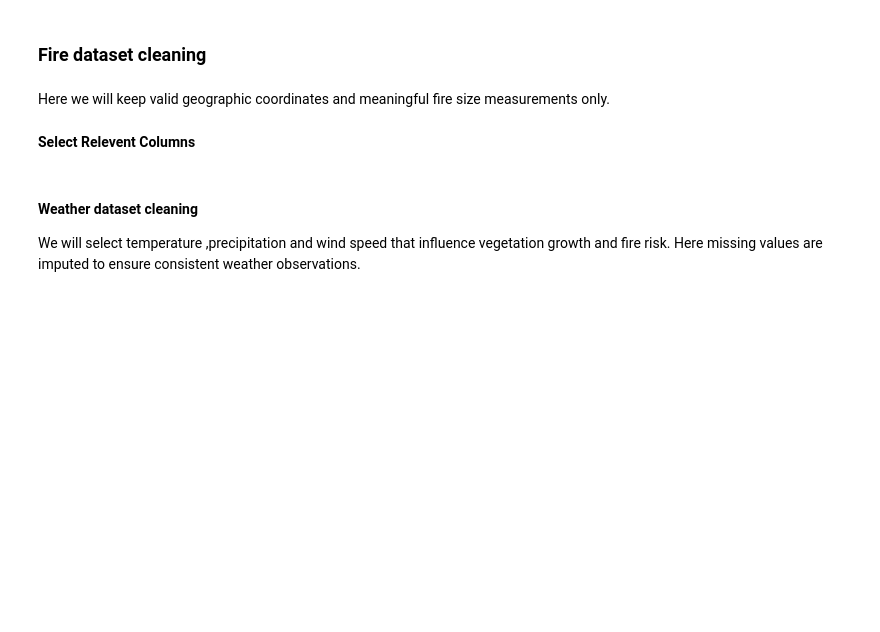
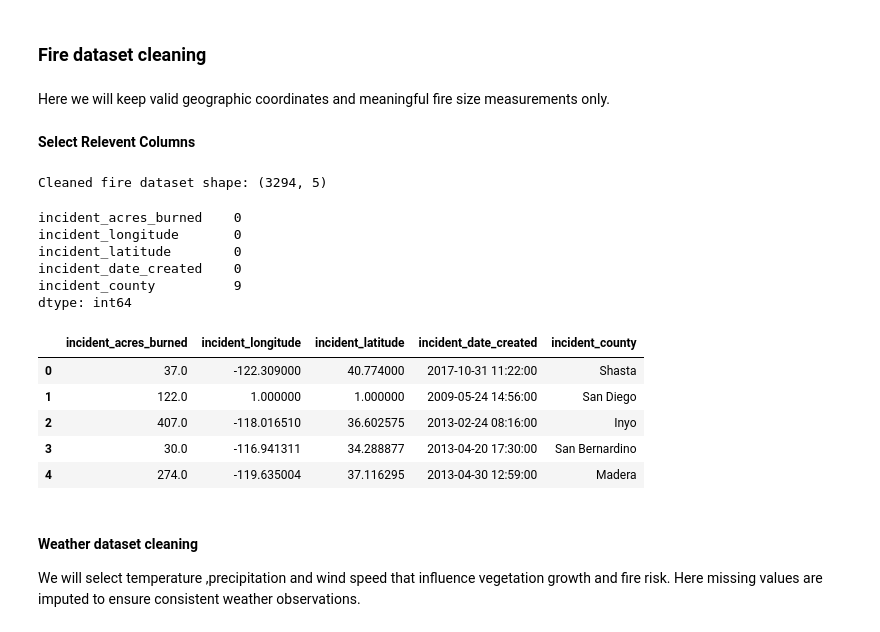
Before and after one commit to SheshmaJ/ADS-508-Final-Project, a Jupyter notebook: data_cleaning_processing.ipynb, the cells around one changed output. Drawn from its saved outputs; the diff is of its cells as text; code cells hidden in the pictures; blank space fills up the shorter version.

```diff
--- a/data_cleaning_processing.ipynb
+++ b/data_cleaning_processing.ipynb
@@ -458,15 +492,32 @@ fire = fire.dropna(subset=["incident_latitude", "incident_longitude"])
 #Remove fires with zero size
 fire = fire[fire["incident_acres_burned"] > 0]
 
-#Convert datecolumn to datetime
-fire["incident_date_created"] = pd.to_datetime(fire["incident_date_created"], errors="coerce")
+#Convert datecolumn to datetime and remove timezone
+fire["incident_date_created"] = pd.to_datetime(fire["incident_date_created"], errors="coerce").dt.tz_localize(None)
+# Convert to string in exact format
+fire["incident_date_created"] = fire["incident_date_created"].dt.strftime("%Y-%m-%d %H:%M:%S")
 
 #display results
 print("Cleaned fire dataset shape:", fire.shape)
+# %% [output]
+Cleaned fire dataset shape: (3294, 5)
 # %%
 #check for any remaining missing value
-fire.isnull().sum()
+print(fire.isnull().sum())
 fire.head()
+# %% [output]
+incident_acres_burned    0
+incident_longitude       0
+incident_latitude        0
+incident_date_created    0
+incident_county          9
+dtype: int64
+|  | incident_acres_burned | incident_longitude | incident_latitude | incident_date_created | incident_county |
+| 0 | 37.0 | -122.309000 | 40.774000 | 2017-10-31 11:22:00 | Shasta |
+| 1 | 122.0 | 1.000000 | 1.000000 | 2009-05-24 14:56:00 | San Diego |
+| 2 | 407.0 | -118.016510 | 36.602575 | 2013-02-24 08:16:00 | Inyo |
+| 3 | 30.0 | -116.941311 | 34.288877 | 2013-04-20 17:30:00 | San Bernardino |
+| 4 | 274.0 | -119.635004 | 37.116295 | 2013-04-30 12:59:00 | Madera |
 # %% [markdown]
 #### Weather dataset cleaning
 
```
Also changed, not shown: parts of 21 cells of this notebook.
